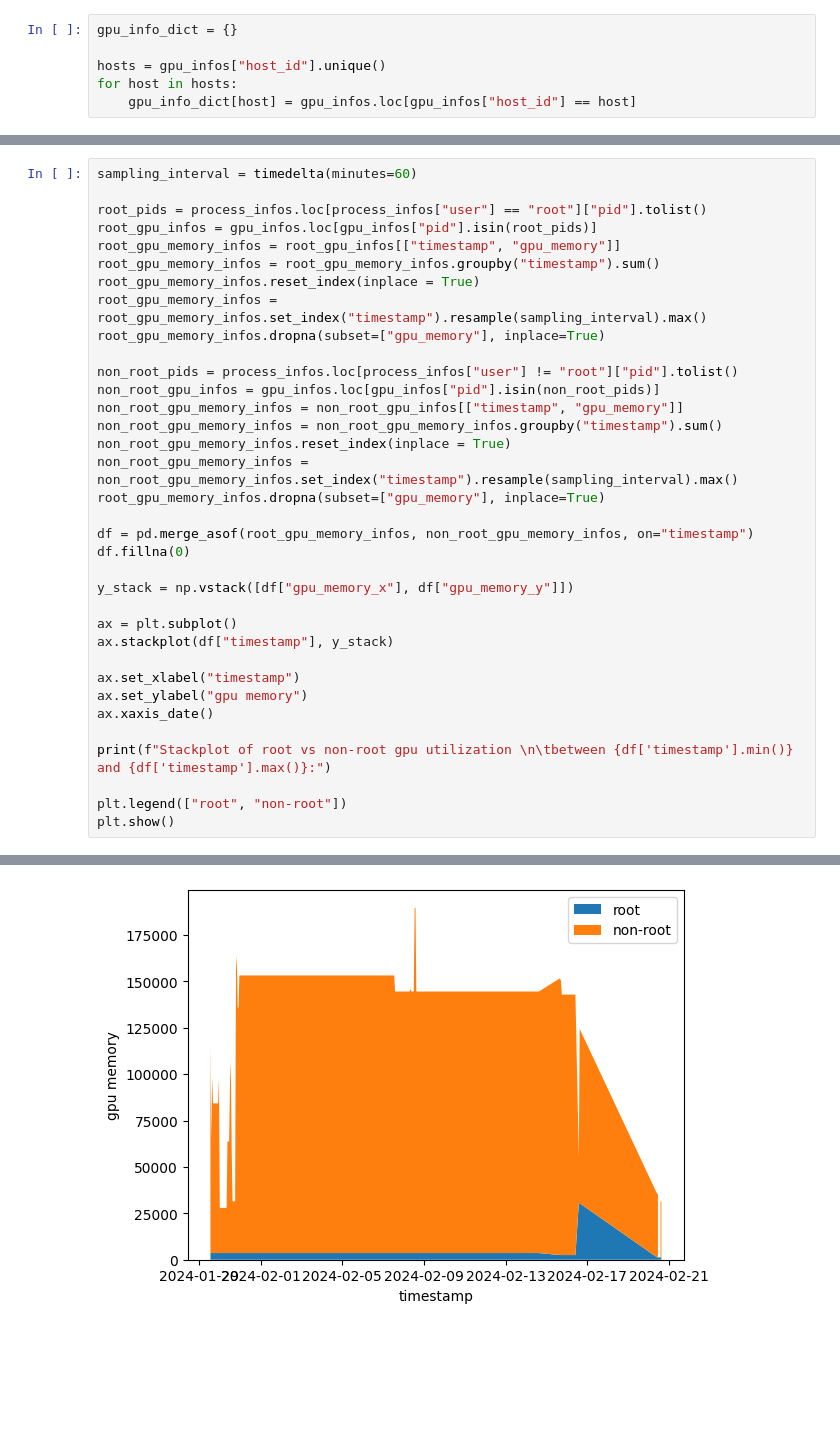
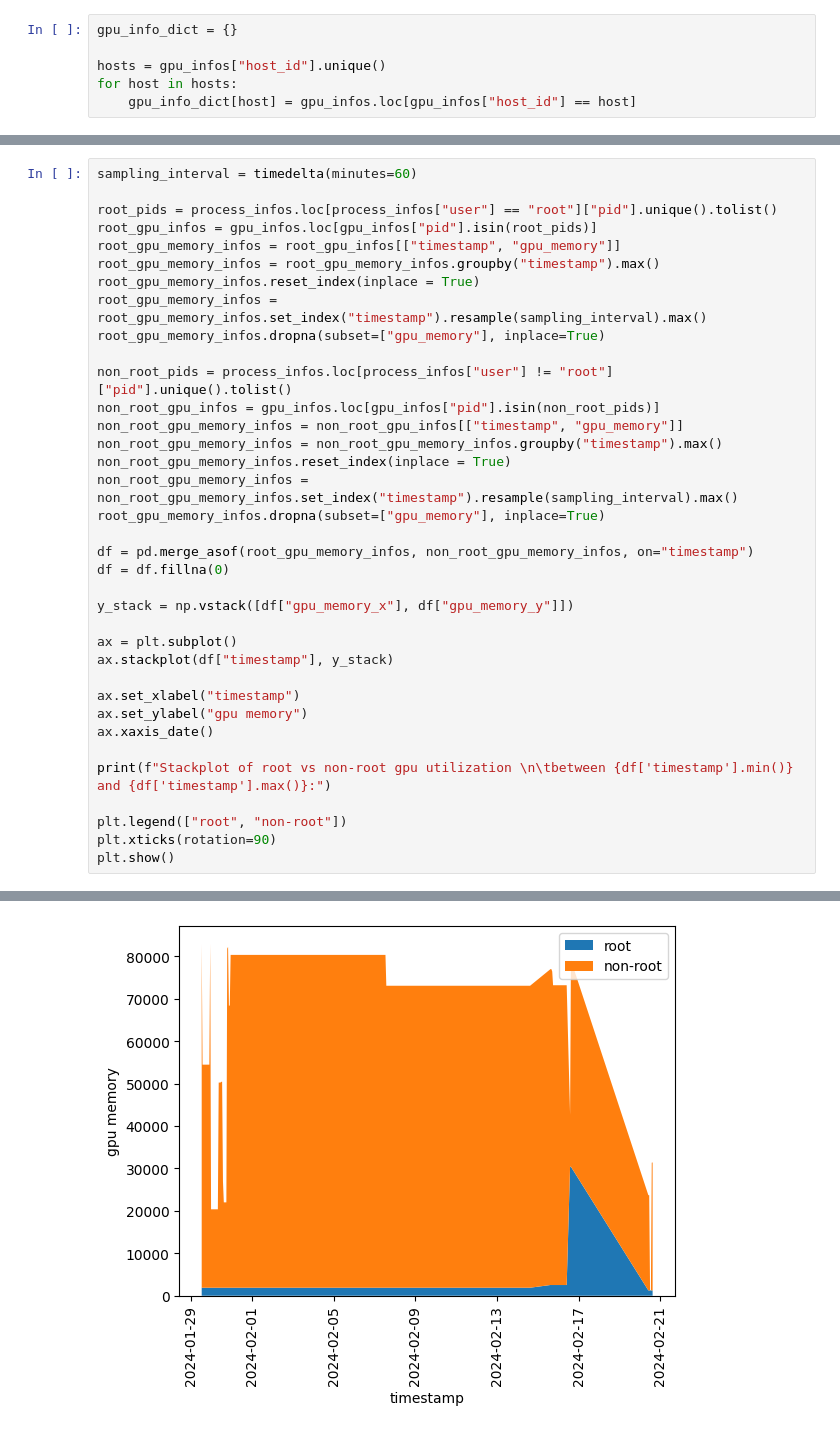
Before and after one commit to ISE-FIZKarlsruhe/gpu_monitoring, a Jupyter notebook: analysis.ipynb, the cells around one changed output, grey strips where cells are left out. Saved outputs shown, nothing was run; the diff lists cells and outputs as text; blank space fills up the shorter version.

```diff
--- a/analysis.ipynb
+++ b/analysis.ipynb
@@ -204,39 +202,40 @@ GPU utilization for all processes started by non-root users
 # %%
 sampling_interval = timedelta(minutes=60)
 
-root_pids = process_infos.loc[process_infos["user"] == "root"]["pid"].tolist()
+root_pids = process_infos.loc[process_infos["user"] == "root"]["pid"].unique().tolist()
 root_gpu_infos = gpu_infos.loc[gpu_infos["pid"].isin(root_pids)]
 root_gpu_memory_infos = root_gpu_infos[["timestamp", "gpu_memory"]]
-root_gpu_memory_infos = root_gpu_memory_infos.groupby("timestamp").sum()
+root_gpu_memory_infos = root_gpu_memory_infos.groupby("timestamp").max()
 root_gpu_memory_infos.reset_index(inplace = True)
 root_gpu_memory_infos = root_gpu_memory_infos.set_index("timestamp").resample(sampling_interval).max()
 root_gpu_memory_infos.dropna(subset=["gpu_memory"], inplace=True)
 
-non_root_pids = process_infos.loc[process_infos["user"] != "root"]["pid"].tolist()
+non_root_pids = process_infos.loc[process_infos["user"] != "root"]["pid"].unique().tolist()
 non_root_gpu_infos = gpu_infos.loc[gpu_infos["pid"].isin(non_root_pids)]
 non_root_gpu_memory_infos = non_root_gpu_infos[["timestamp", "gpu_memory"]]
-non_root_gpu_memory_infos = non_root_gpu_memory_infos.groupby("timestamp").sum()
+non_root_gpu_memory_infos = non_root_gpu_memory_infos.groupby("timestamp").max()
 non_root_gpu_memory_infos.reset_index(inplace = True)
 non_root_gpu_memory_infos = non_root_gpu_memory_infos.set_index("timestamp").resample(sampling_interval).max()
 root_gpu_memory_infos.dropna(subset=["gpu_memory"], inplace=True)
 
 df = pd.merge_asof(root_gpu_memory_infos, non_root_gpu_memory_infos, on="timestamp")
-df.fillna(0)
+df = df.fillna(0)
 
 y_stack = np.vstack([df["gpu_memory_x"], df["gpu_memory_y"]])
 
 ax = plt.subplot()
 ax.stackplot(df["timestamp"], y_stack)
 
 ax.set_xlabel("timestamp")
 ax.set_ylabel("gpu memory")
 ax.xaxis_date()
 
 print(f"Stackplot of root vs non-root gpu utilization \n\tbetween {df['timestamp'].min()} and {df['timestamp'].max()}:")
 
 plt.legend(["root", "non-root"])
+plt.xticks(rotation=90)
 plt.show()
 # %% [output]
 Stackplot of root vs non-root gpu utilization
         between 2024-01-29 13:00:00 and 2024-02-20 15:00:00:
-[figure, old version]
+[figure, new version]
```
Also changed, not shown: parts of 5 cells of this notebook.
